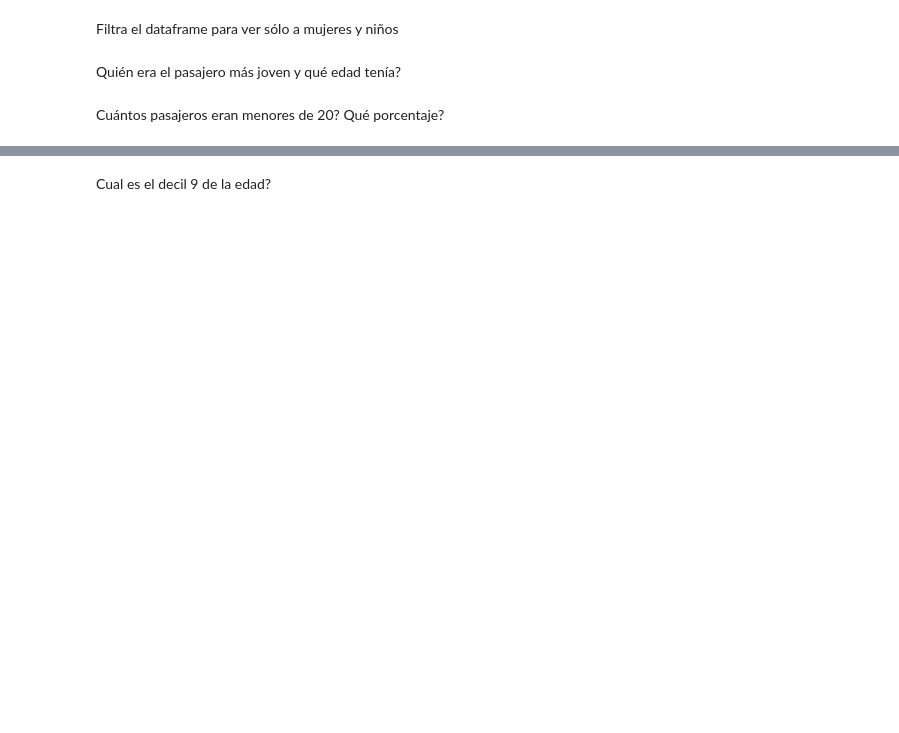
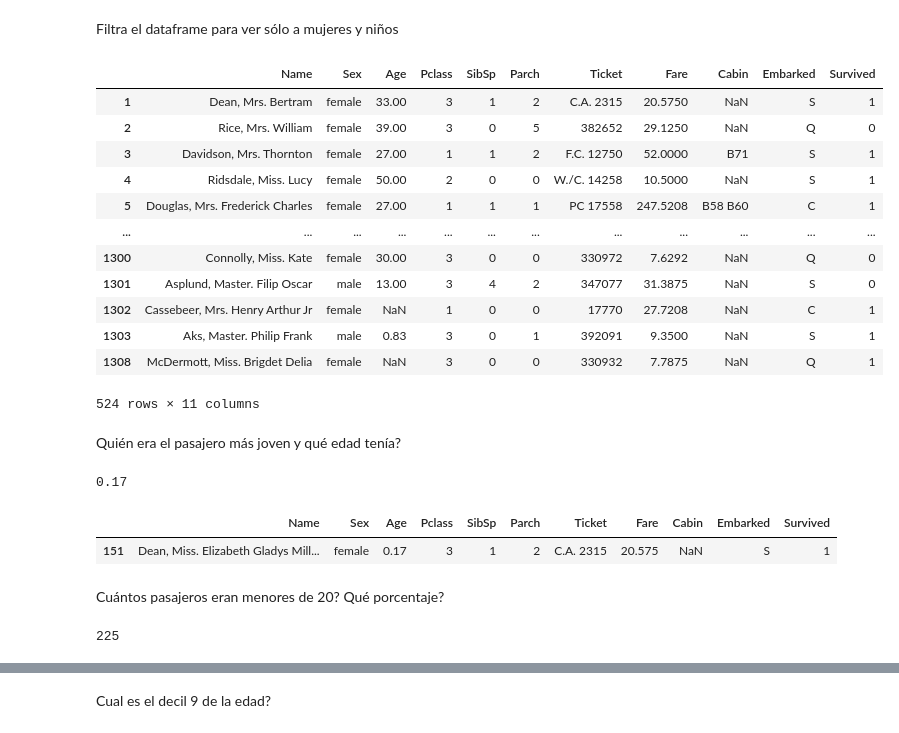
Before and after one commit to sheriffff/temp_esesa, a Jupyter notebook: 01.review_pandas.ipynb, the cells around one changed output, grey strips where cells are left out. Saved outputs shown, nothing was run; the diff lists cells and outputs as text; code cells hidden in the pictures; blank space fills up the shorter version.

```diff
--- a/01.review_pandas.ipynb
+++ b/01.review_pandas.ipynb
@@ -34,6 +130,35 @@ Filtra el dataframe para ver sólo a los niños (menores de 15 años)
 # %% [markdown]
 Filtra el dataframe para ver sólo a mujeres y niños
+# %%
+df[(df.Sex == "female") | (df.Age < 15)]
+# %% [output]
+|  | Name | Sex | Age | Pclass | SibSp | Parch | Ticket | Fare | Cabin | Embarked | Survived |
+| 1 | Dean, Mrs. Bertram | female | 33.00 | 3 | 1 | 2 | C.A. 2315 | 20.5750 | NaN | S | 1 |
+| 2 | Rice, Mrs. William | female | 39.00 | 3 | 0 | 5 | 382652 | 29.1250 | NaN | Q | 0 |
+| 3 | Davidson, Mrs. Thornton | female | 27.00 | 1 | 1 | 2 | F.C. 12750 | 52.0000 | B71 | S | 1 |
+| 4 | Ridsdale, Miss. Lucy | female | 50.00 | 2 | 0 | 0 | W./C. 14258 | 10.5000 | NaN | S | 1 |
+| 5 | Douglas, Mrs. Frederick Charles | female | 27.00 | 1 | 1 | 1 | PC 17558 | 247.5208 | B58 B60 | C | 1 |
+| ... | ... | ... | ... | ... | ... | ... | ... | ... | ... | ... | ... |
+| 1300 | Connolly, Miss. Kate | female | 30.00 | 3 | 0 | 0 | 330972 | 7.6292 | NaN | Q | 0 |
+| 1301 | Asplund, Master. Filip Oscar | male | 13.00 | 3 | 4 | 2 | 347077 | 31.3875 | NaN | S | 0 |
+| 1302 | Cassebeer, Mrs. Henry Arthur Jr | female | NaN | 1 | 0 | 0 | 17770 | 27.7208 | NaN | C | 1 |
+| 1303 | Aks, Master. Philip Frank | male | 0.83 | 3 | 0 | 1 | 392091 | 9.3500 | NaN | S | 1 |
+| 1308 | McDermott, Miss. Brigdet Delia | female | NaN | 3 | 0 | 0 | 330932 | 7.7875 | NaN | Q | 1 |
+524 rows × 11 columns
 # %% [markdown]
 Quién era el pasajero más joven y qué edad tenía?
+# %%
+df.Age.min()
+# %% [output]
+0.17
+# %%
+df[df.Age == df.Age.min()]
+# %% [output]
+|  | Name | Sex | Age | Pclass | SibSp | Parch | Ticket | Fare | Cabin | Embarked | Survived |
+| 151 | Dean, Miss. Elizabeth Gladys Mill... | female | 0.17 | 3 | 1 | 2 | C.A. 2315 | 20.575 | NaN | S | 1 |
 # %% [markdown]
 Cuántos pasajeros eran menores de 20? Qué porcentaje?
+# %%
+(df.Age < 20).sum()
+# %% [output]
+225
```
Also changed, not shown: parts of 18 cells of this notebook, 1 other file.
